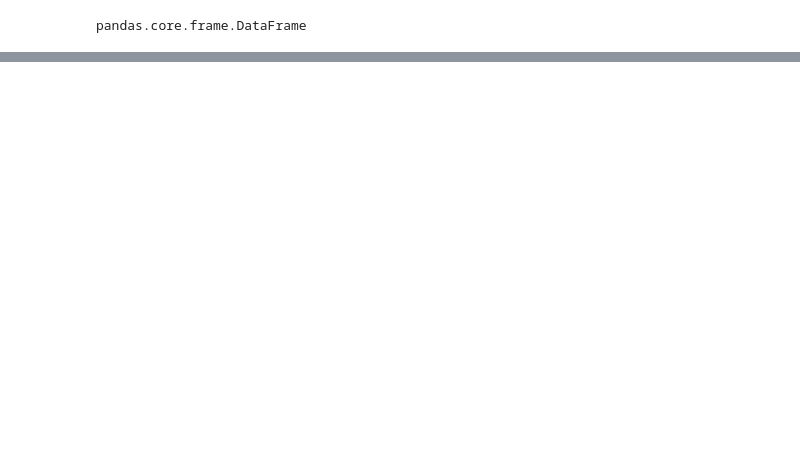
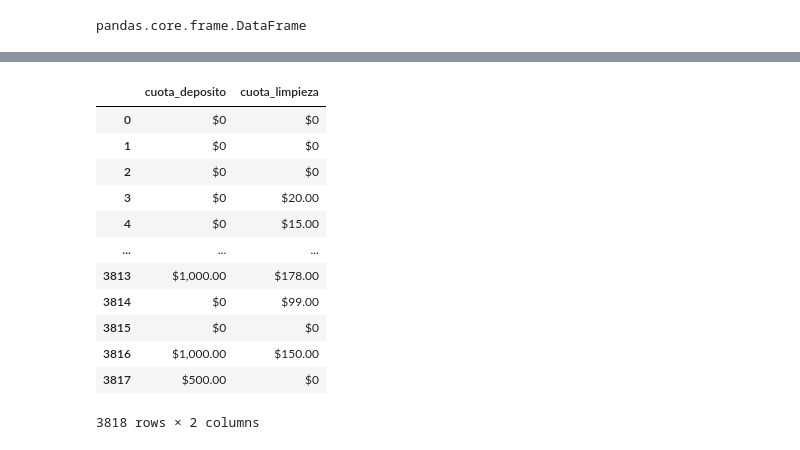
Before and after one commit to Liuz8/ETL-Oracle-Curso, a Jupyter notebook: manipulacion_datos.ipynb, the cells around one changed output, grey strips where cells are left out. Cells and saved outputs as stored; diff of their text form; code cells hidden in the pictures; blank space fills up the shorter version.

```diff
--- a/manipulacion_datos.ipynb
+++ b/manipulacion_datos.ipynb
@@ -44,0 +173,3 @@ pandas.core.frame.DataFrame
+# %%
+# Cambio de tipo dedatos aplicando una lista
+datos[col_numericas] = datos[col_numericas].astype(np.int64)
@@ -44,0 +199,3 @@ pandas.core.frame.DataFrame
+# %%
+# Cambio a tipo float
+datos['evaluacion_general'] = datos['evaluacion_general'].astype(np.float64)
@@ -44,0 +242,8 @@ pandas.core.frame.DataFrame
+# %%
+# Usamos lambda para quitar los simbolos extraños del dato numerico
+# Utilizamos metodo replace para reemplazar
+# Los puntos . entre metodos es para agregar otra funcion, metodo o condicional
+# El metodo strip es para borrar espacios
+datos['precio'] = datos['precio'].apply(lambda x: x.replace('$','').replace(',','').strip())
+# %%
+datos['precio'] = datos['precio'].astype(np.float64)
@@ -44,0 +273,17 @@ pandas.core.frame.DataFrame
+# %%
+# Para examinar más de una columna usamos doble corchete [[]]
+datos[['cuota_deposito', 'cuota_limpieza']]
+# %% [output]
+|  | cuota_deposito | cuota_limpieza |
+| 0 | $0 | $0 |
+| 1 | $0 | $0 |
+| 2 | $0 | $0 |
+| 3 | $0 | $20.00 |
+| 4 | $0 | $15.00 |
+| ... | ... | ... |
+| 3813 | $1,000.00 | $178.00 |
+| 3814 | $0 | $99.00 |
+| 3815 | $0 | $0 |
+| 3816 | $1,000.00 | $150.00 |
+| 3817 | $500.00 | $0 |
+3818 rows × 2 columns
```
Also changed, not shown: parts of 22 cells of this notebook.
